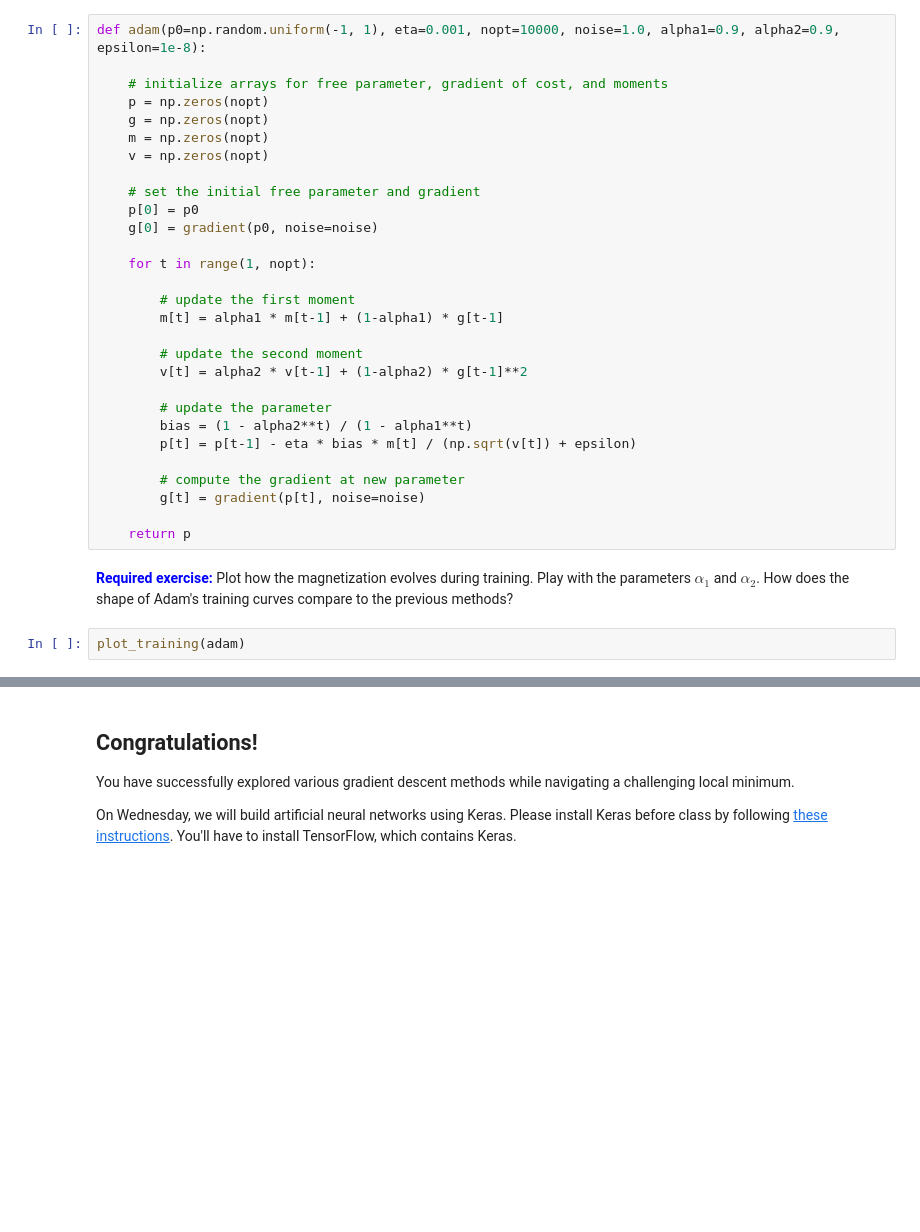
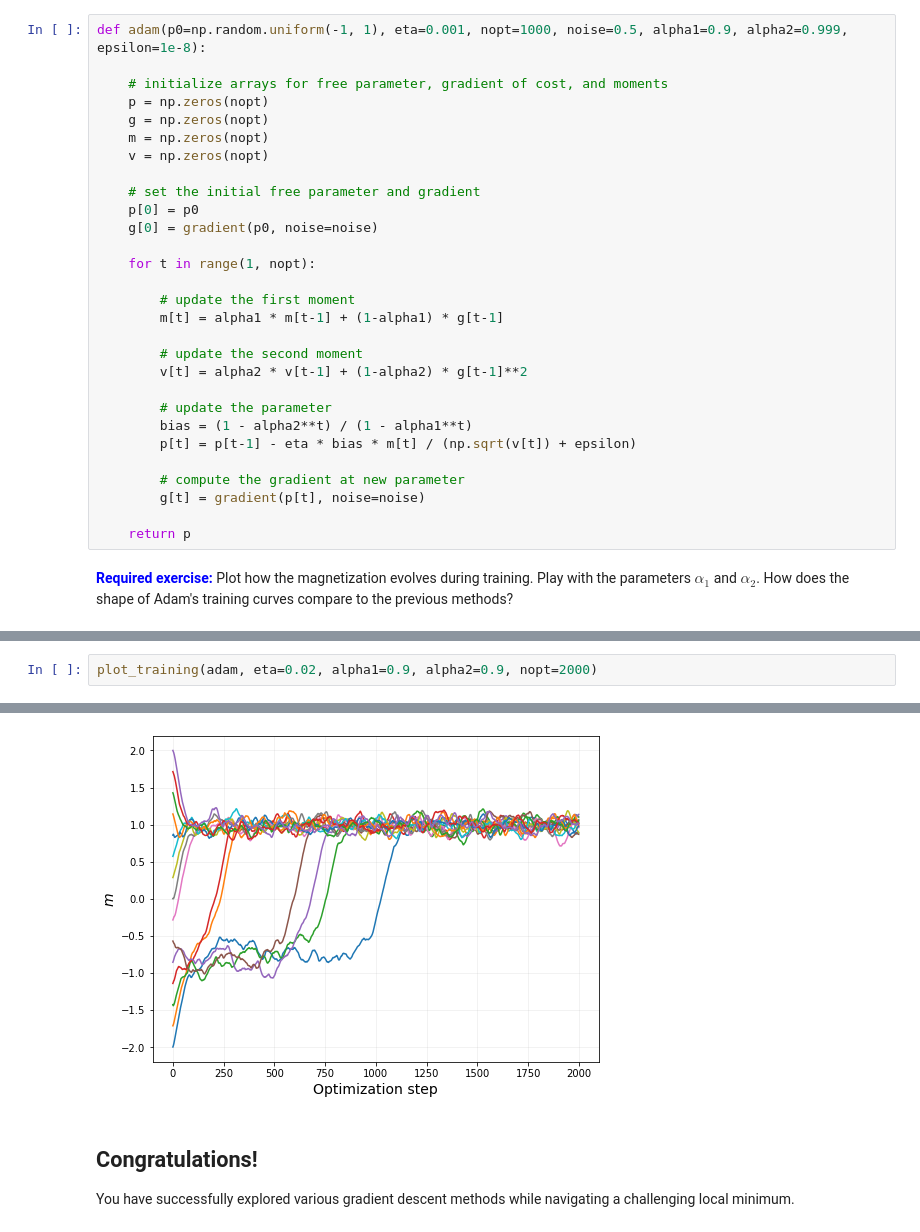
Before and after one commit to kim-jane/IntroMachineLearning, a Jupyter notebook: GradientDescent-Solution.ipynb, the cells around one changed output, grey strips where cells are left out. Drawn from its saved outputs; the diff is of its cells as text; blank space fills up the shorter version.

```diff
--- a/GradientDescent-Solution.ipynb
+++ b/GradientDescent-Solution.ipynb
@@ -432,5 +429,5 @@ where $\alpha_1\in [0.9, 0.999]$ and $\alpha_2\in [0.9, 0.999]$ are typically go
 # %%
-def adam(p0=np.random.uniform(-1, 1), eta=0.001, nopt=10000, noise=1.0, alpha1=0.9, alpha2=0.9, epsilon=1e-8):
+def adam(p0=np.random.uniform(-1, 1), eta=0.001, nopt=1000, noise=0.5, alpha1=0.9, alpha2=0.999, epsilon=1e-8):
 
     # initialize arrays for free parameter, gradient of cost, and moments
     p = np.zeros(nopt)
@@ -460,5 +457,3 @@ def adam(p0=np.random.uniform(-1, 1), eta=0.001, nopt=10000, noise=1.0, alpha1=0
     return p
 # %% [markdown]
 **<font color='blue'>Required exercise:</font>** Plot how the magnetization evolves during training. Play with the parameters $\alpha_1$ and $\alpha_2$. How does the shape of Adam's training curves compare to the previous methods?
-# %%
-plot_training(adam)
@@ -482,0 +460,3 @@ plot_training(adam)
+# %%
+plot_training(adam, eta=0.02, alpha1=0.9, alpha2=0.9, nopt=2000)
+# %% [output]
@@ -483,6 +479,5 @@ plot_training(adam)
+[figure, added]
 # %% [markdown]
 ## Congratulations!
 
 You have successfully explored various gradient descent methods while navigating a challenging local minimum.
-
-On Wednesday, we will build artificial neural networks using Keras. Please install Keras before class by following [these instructions](https://www.tensorflow.org/install). You'll have to install TensorFlow, which contains Keras.
```
Also changed, not shown: parts of 29 cells of this notebook, 3 other files.
